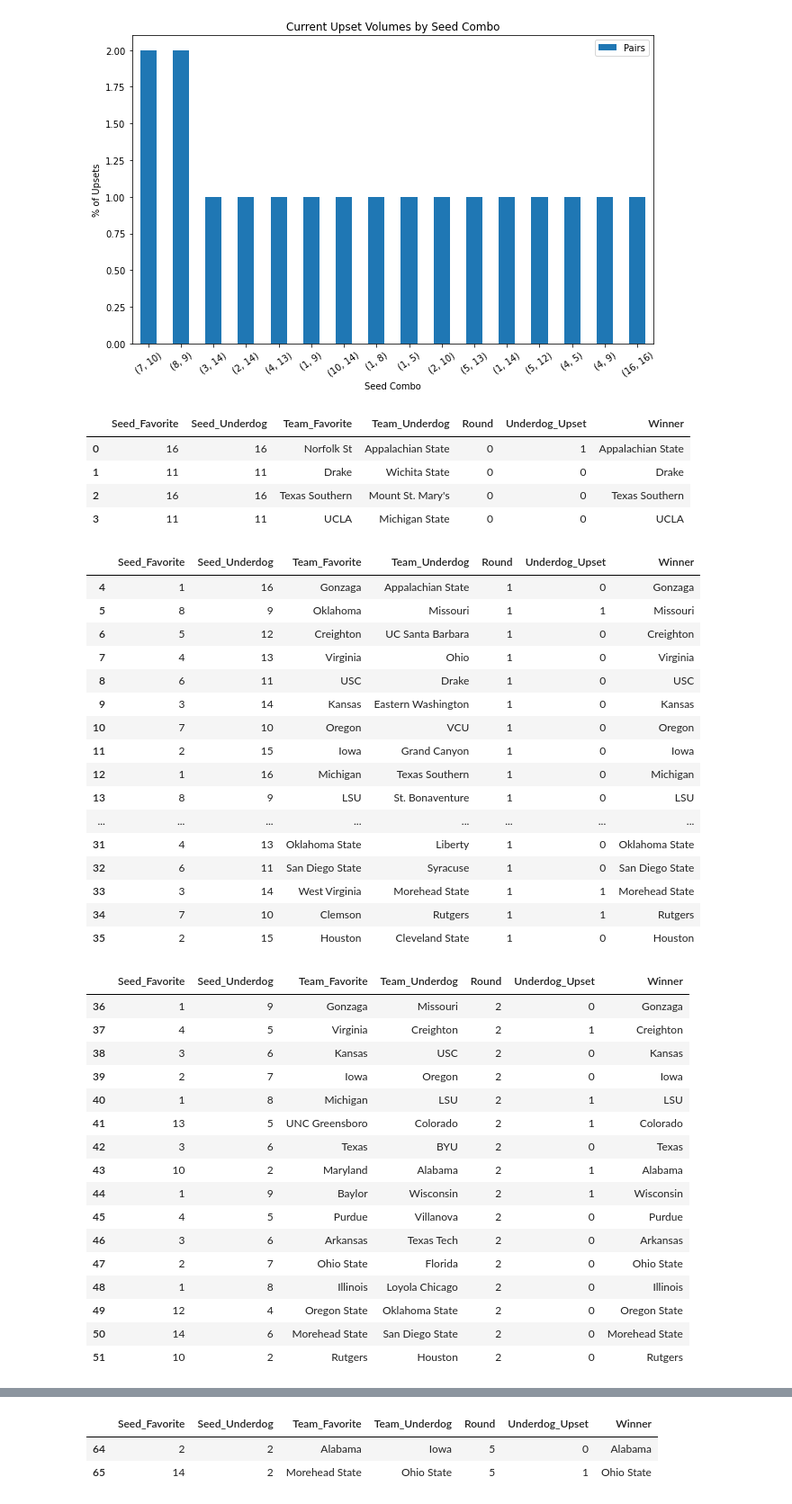
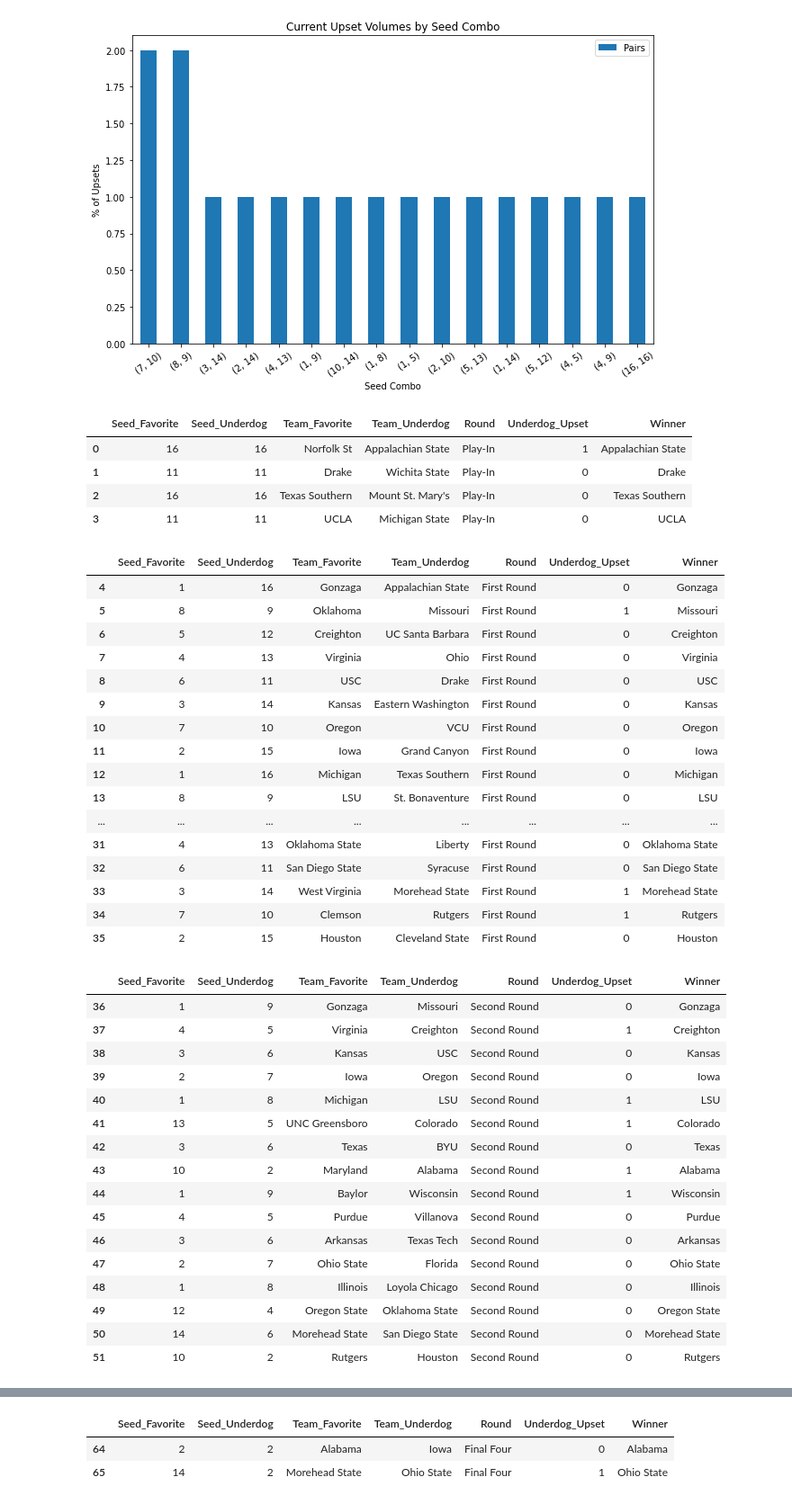
Before and after one commit to matthew-agard/March-Madness-Predictions, a Jupyter notebook: March_Madness_Predictions.ipynb, the cells around one changed output, grey strips where cells are left out. Shown at 90% size. Cells and saved outputs as stored; diff of their text form; code cells hidden in the pictures.

```diff
--- a/March_Madness_Predictions.ipynb
+++ b/March_Madness_Predictions.ipynb
@@ -566,46 +580,46 @@ format_plot(title=f'Current Upset Volumes by Seed Combo', xlabel='Seed Combo', y
 # %% [output]
 [figure]
 # %%
-for round_num in range(7):
-    display(bracket_preds[bracket_preds['Round'] == round_num])
+for _round in bracket_preds['Round'].unique():
+    display(bracket_preds[bracket_preds['Round'] == _round])
 # %% [output]
 |  | Seed_Favorite | Seed_Underdog | Team_Favorite | Team_Underdog | Round | Underdog_Upset | Winner |
-| 0 | 16 | 16 | Norfolk St | Appalachian State | 0 | 1 | Appalachian State |
-| 1 | 11 | 11 | Drake | Wichita State | 0 | 0 | Drake |
-| 2 | 16 | 16 | Texas Southern | Mount St. Mary's | 0 | 0 | Texas Southern |
-| 3 | 11 | 11 | UCLA | Michigan State | 0 | 0 | UCLA |
+| 0 | 16 | 16 | Norfolk St | Appalachian State | Play-In | 1 | Appalachian State |
+| 1 | 11 | 11 | Drake | Wichita State | Play-In | 0 | Drake |
+| 2 | 16 | 16 | Texas Southern | Mount St. Mary's | Play-In | 0 | Texas Southern |
+| 3 | 11 | 11 | UCLA | Michigan State | Play-In | 0 | UCLA |
 |  | Seed_Favorite | Seed_Underdog | Team_Favorite | Team_Underdog | Round | Underdog_Upset | Winner |
-| 4 | 1 | 16 | Gonzaga | Appalachian State | 1 | 0 | Gonzaga |
-| 5 | 8 | 9 | Oklahoma | Missouri | 1 | 1 | Missouri |
-| 6 | 5 | 12 | Creighton | UC Santa Barbara | 1 | 0 | Creighton |
-| 7 | 4 | 13 | Virginia | Ohio | 1 | 0 | Virginia |
-| 8 | 6 | 11 | USC | Drake | 1 | 0 | USC |
-| 9 | 3 | 14 | Kansas | Eastern Washington | 1 | 0 | Kansas |
-| 10 | 7 | 10 | Oregon | VCU | 1 | 0 | Oregon |
-| 11 | 2 | 15 | Iowa | Grand Canyon | 1 | 0 | Iowa |
-| 12 | 1 | 16 | Michigan | Texas Southern | 1 | 0 | Michigan |
-| 13 | 8 | 9 | LSU | St. Bonaventure | 1 | 0 | LSU |
+| 4 | 1 | 16 | Gonzaga | Appalachian State | First Round | 0 | Gonzaga |
+| 5 | 8 | 9 | Oklahoma | Missouri | First Round | 1 | Missouri |
+| 6 | 5 | 12 | Creighton | UC Santa Barbara | First Round | 0 | Creighton |
+| 7 | 4 | 13 | Virginia | Ohio | First Round | 0 | Virginia |
+| 8 | 6 | 11 | USC | Drake | First Round | 0 | USC |
+| 9 | 3 | 14 | Kansas | Eastern Washington | First Round | 0 | Kansas |
+| 10 | 7 | 10 | Oregon | VCU | First Round | 0 | Oregon |
+| 11 | 2 | 15 | Iowa | Grand Canyon | First Round | 0 | Iowa |
+| 12 | 1 | 16 | Michigan | Texas Southern | First Round | 0 | Michigan |
+| 13 | 8 | 9 | LSU | St. Bonaventure | First Round | 0 | LSU |
 | ... | ... | ... | ... | ... | ... | ... | ... |
-| 31 | 4 | 13 | Oklahoma State | Liberty | 1 | 0 | Oklahoma State |
-| 32 | 6 | 11 | San Diego State | Syracuse | 1 | 0 | San Diego State |
-| 33 | 3 | 14 | West Virginia | Morehead State | 1 | 1 | Morehead State |
-| 34 | 7 | 10 | Clemson | Rutgers | 1 | 1 | Rutgers |
-| 35 | 2 | 15 | Houston | Cleveland State | 1 | 0 | Houston |
+| 31 | 4 | 13 | Oklahoma State | Liberty | First Round | 0 | Oklahoma State |
+| 32 | 6 | 11 | San Diego State | Syracuse | First Round | 0 | San Diego State |
+| 33 | 3 | 14 | West Virginia | Morehead State | First Round | 1 | Morehead State |
+| 34 | 7 | 10 | Clemson | Rutgers | First Round | 1 | Rutgers |
+| 35 | 2 | 15 | Houston | Cleveland State | First Round | 0 | Houston |
 |  | Seed_Favorite | Seed_Underdog | Team_Favorite | Team_Underdog | Round | Underdog_Upset | Winner |
-| 36 | 1 | 9 | Gonzaga | Missouri | 2 | 0 | Gonzaga |
-| 37 | 4 | 5 | Virginia | Creighton | 2 | 1 | Creighton |
-| 38 | 3 | 6 | Kansas | USC | 2 | 0 | Kansas |
-| 39 | 2 | 7 | Iowa | Oregon | 2 | 0 | Iowa |
-| 40 | 1 | 8 | Michigan | LSU | 2 | 1 | LSU |
-| 41 | 13 | 5 | UNC Greensboro | Colorado | 2 | 1 | Colorado |
-| 42 | 3 | 6 | Texas | BYU | 2 | 0 | Texas |
-| 43 | 10 | 2 | Maryland | Alabama | 2 | 1 | Alabama |
-| 44 | 1 | 9 | Baylor | Wisconsin | 2 | 1 | Wisconsin |
-| 45 | 4 | 5 | Purdue | Villanova | 2 | 0 | Purdue |
-| 46 | 3 | 6 | Arkansas | Texas Tech | 2 | 0 | Arkansas |
-| 47 | 2 | 7 | Ohio State | Florida | 2 | 0 | Ohio State |
-| 48 | 1 | 8 | Illinois | Loyola Chicago | 2 | 0 | Illinois |
-| 49 | 12 | 4 | Oregon State | Oklahoma State | 2 | 0 | Oregon State |
-| 50 | 14 | 6 | Morehead State | San Diego State | 2 | 0 | Morehead State |
-| 51 | 10 | 2 | Rutgers | Houston | 2 | 0 | Rutgers |
+| 36 | 1 | 9 | Gonzaga | Missouri | Second Round | 0 | Gonzaga |
+| 37 | 4 | 5 | Virginia | Creighton | Second Round | 1 | Creighton |
+| 38 | 3 | 6 | Kansas | USC | Second Round | 0 | Kansas |
+| 39 | 2 | 7 | Iowa | Oregon | Second Round | 0 | Iowa |
+| 40 | 1 | 8 | Michigan | LSU | Second Round | 1 | LSU |
+| 41 | 13 | 5 | UNC Greensboro | Colorado | Second Round | 1 | Colorado |
+| 42 | 3 | 6 | Texas | BYU | Second Round | 0 | Texas |
+| 43 | 10 | 2 | Maryland | Alabama | Second Round | 1 | Alabama |
+| 44 | 1 | 9 | Baylor | Wisconsin | Second Round | 1 | Wisconsin |
+| 45 | 4 | 5 | Purdue | Villanova | Second Round | 0 | Purdue |
+| 46 | 3 | 6 | Arkansas | Texas Tech | Second Round | 0 | Arkansas |
+| 47 | 2 | 7 | Ohio State | Florida | Second Round | 0 | Ohio State |
+| 48 | 1 | 8 | Illinois | Loyola Chicago | Second Round | 0 | Illinois |
+| 49 | 12 | 4 | Oregon State | Oklahoma State | Second Round | 0 | Oregon State |
+| 50 | 14 | 6 | Morehead State | San Diego State | Second Round | 0 | Morehead State |
+| 51 | 10 | 2 | Rutgers | Houston | Second Round | 0 | Rutgers |
 |  | Seed_Favorite | Seed_Underdog | Team_Favorite | Team_Underdog | Round | Underdog_Upset | Winner |
@@ -625,4 +639,4 @@ for round_num in range(7):
 |  | Seed_Favorite | Seed_Underdog | Team_Favorite | Team_Underdog | Round | Underdog_Upset | Winner |
-| 64 | 2 | 2 | Alabama | Iowa | 5 | 0 | Alabama |
-| 65 | 14 | 2 | Morehead State | Ohio State | 5 | 1 | Ohio State |
+| 64 | 2 | 2 | Alabama | Iowa | Final Four | 0 | Alabama |
+| 65 | 14 | 2 | Morehead State | Ohio State | Final Four | 1 | Ohio State |
 |  | Seed_Favorite | Seed_Underdog | Team_Favorite | Team_Underdog | Round | Underdog_Upset | Winner |
```
Also changed, not shown: parts of 10 cells of this notebook.
